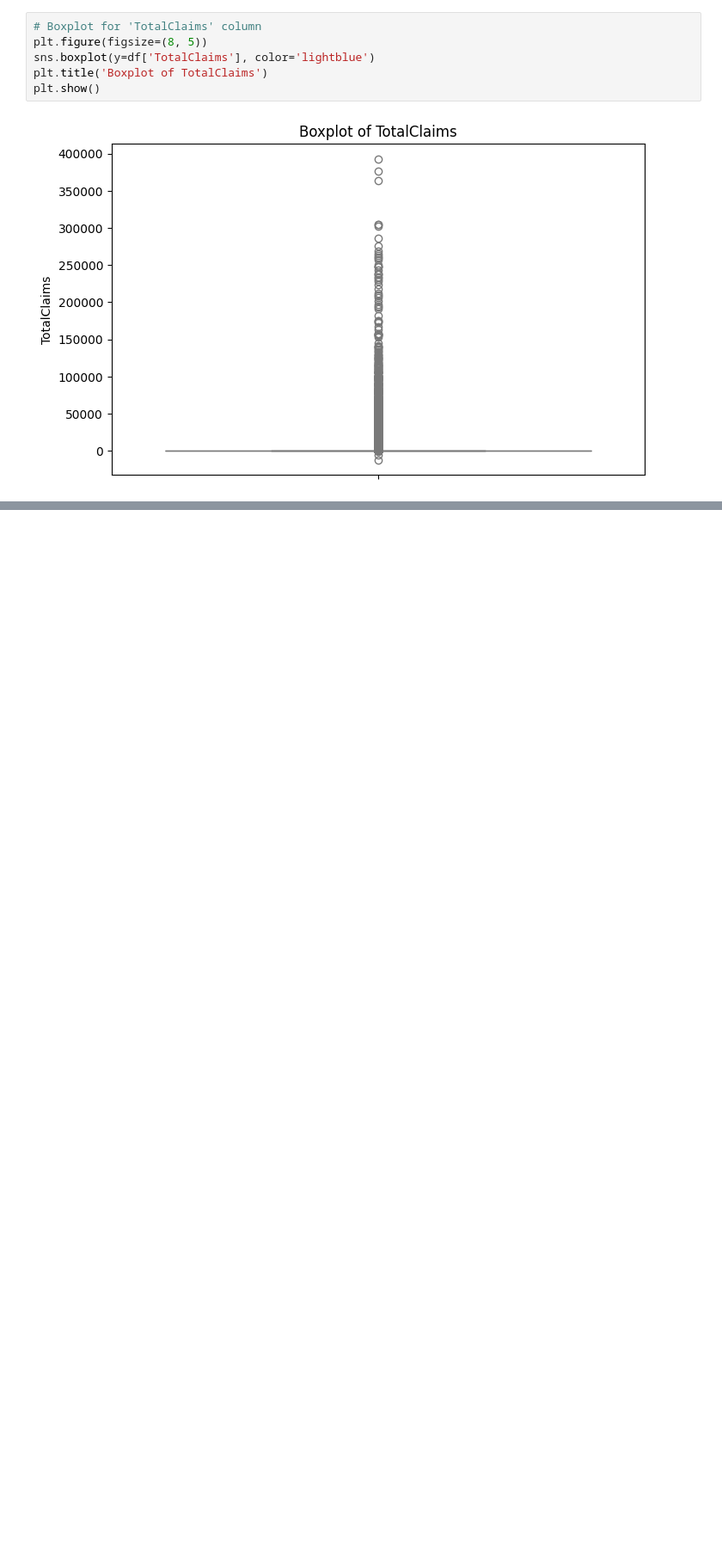
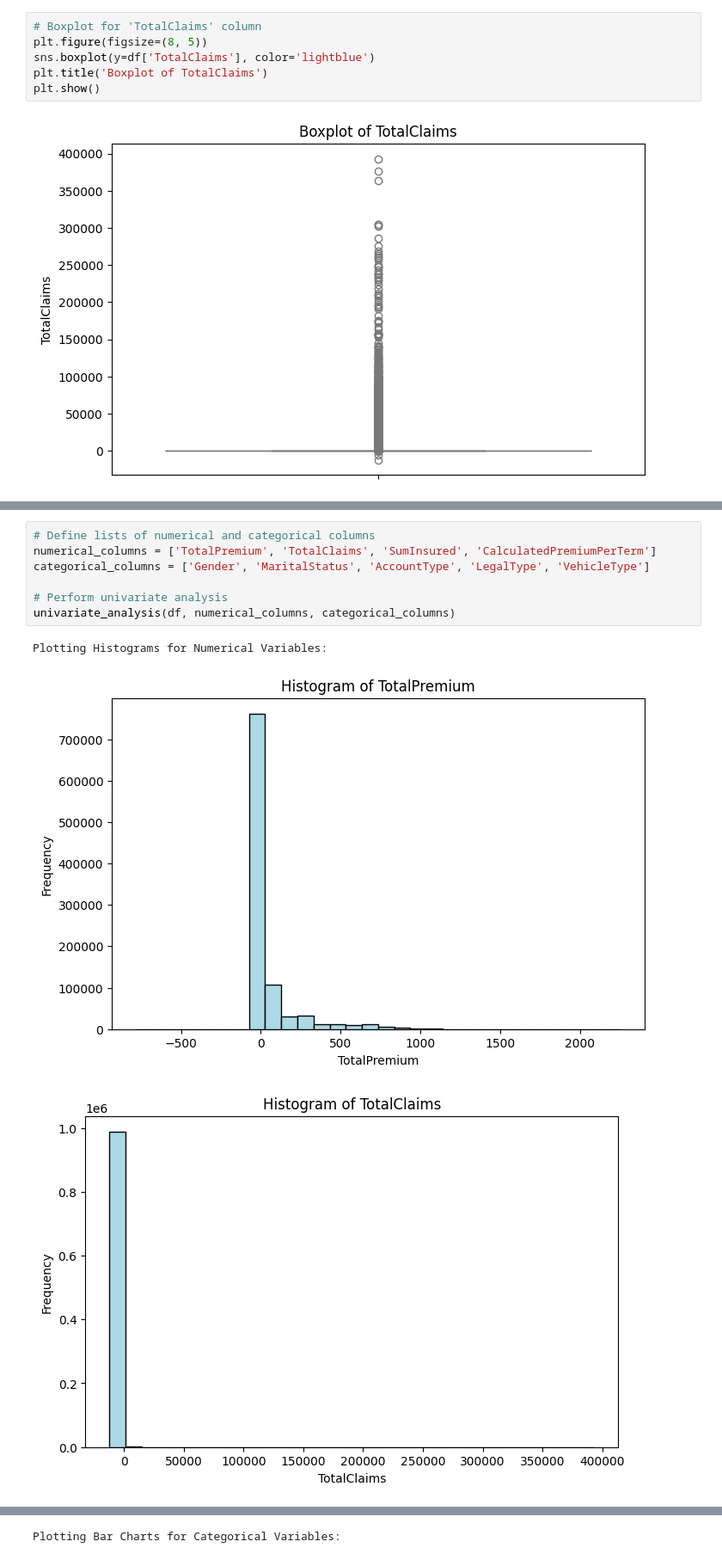
Before and after one commit to beza328/AlphaCare-Insurance-Solutions, a Jupyter notebook: notebooks/EDA.ipynb, the cells around one changed output, grey strips where cells are left out. Shown: that part at 86% size. Saved outputs shown, nothing was run; the diff lists cells and outputs as text; blank space fills up the shorter version.

Commit message:
univarient analysis

```diff
--- a/notebooks/EDA.ipynb
+++ b/notebooks/EDA.ipynb
@@ -261,0 +242,11 @@ plt.show()
+# %%
+# Define lists of numerical and categorical columns
+numerical_columns = ['TotalPremium', 'TotalClaims', 'SumInsured', 'CalculatedPremiumPerTerm']
+categorical_columns = ['Gender', 'MaritalStatus', 'AccountType', 'LegalType', 'VehicleType']
+
+# Perform univariate analysis
+univariate_analysis(df, numerical_columns, categorical_columns)
+# %% [output]
+Plotting Histograms for Numerical Variables:
+[figure, added]
+[figure, added]
@@ -261,0 +255 @@ plt.show()
+Plotting Bar Charts for Categorical Variables:
```
Also changed, not shown: parts of 5 cells of this notebook, 1 other file.
